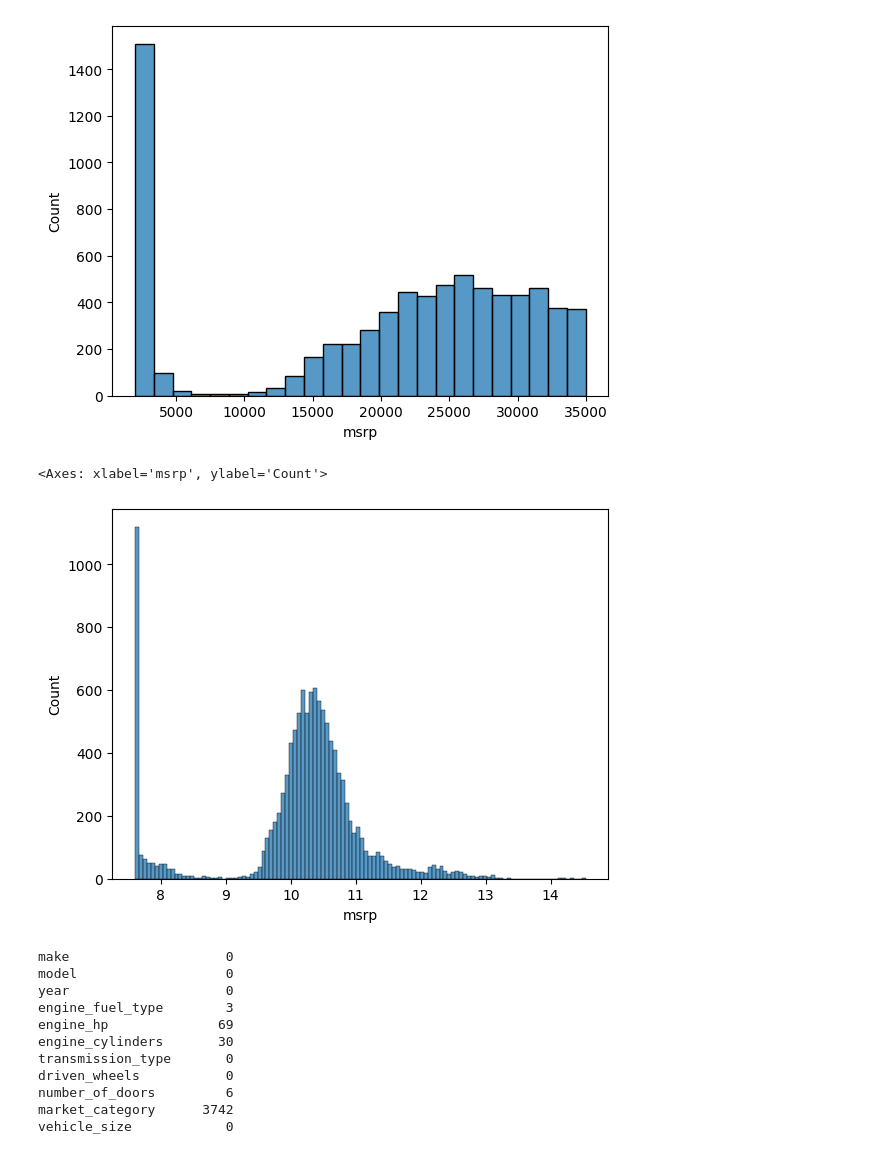
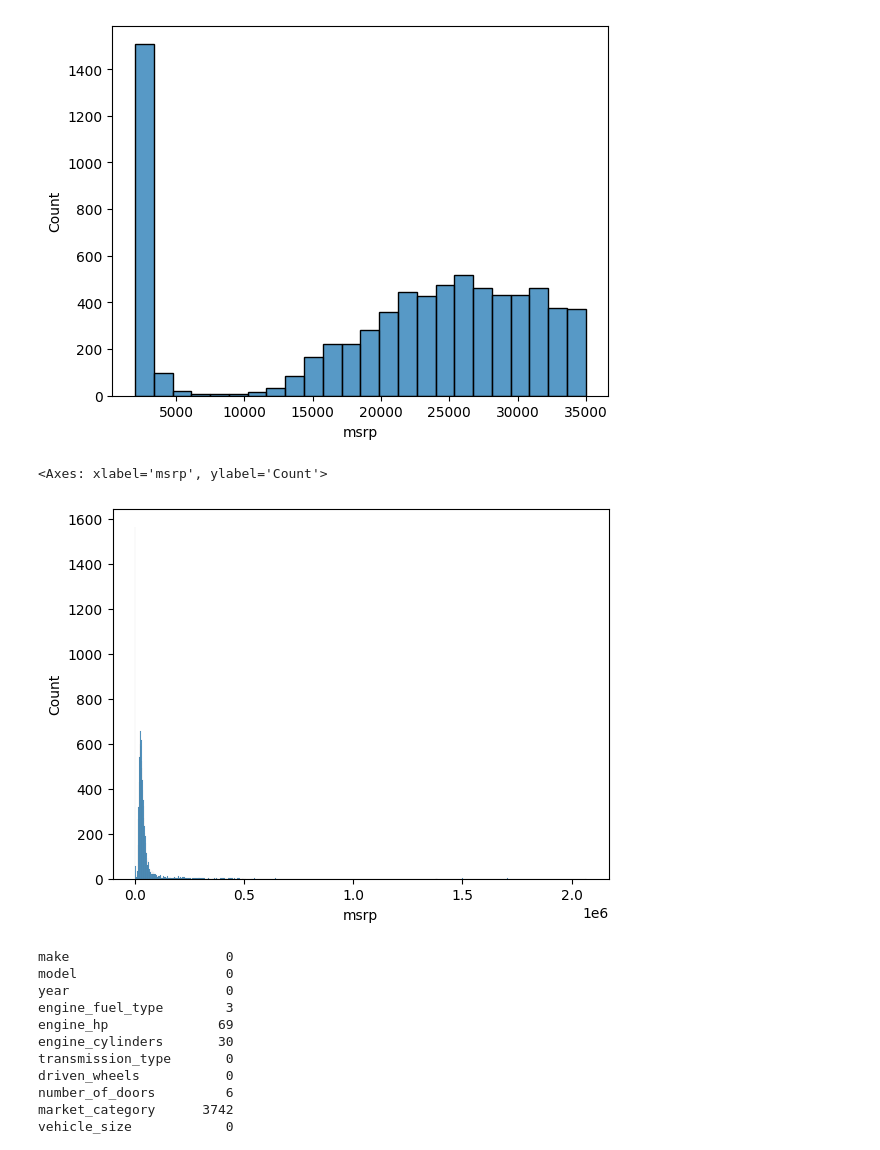
Before and after one commit to Naturalenemy07/CS543_ML, a Jupyter notebook: vscode/homework/MLB_2.ipynb, the cells around one changed output. Drawn from its saved outputs; the diff is of its cells as text; code cells hidden in the pictures.

```diff
--- a/vscode/homework/MLB_2.ipynb
+++ b/vscode/homework/MLB_2.ipynb
@@ -109,10 +105,10 @@ sns.histplot(cardata.msrp[cardata.msrp < 35000])
 # %%
 log_price = np.log1p(cardata.msrp)
 # %%
-sns.histplot(log_price)
+sns.histplot(cardata.msrp)
 # %% [output]
 <Axes: xlabel='msrp', ylabel='Count'>
-[figure, old version]
+[figure, new version]
 # %%
 cardata.isnull().sum()
 # %% [output]
```
Also changed, not shown: parts of 13 cells of this notebook.
